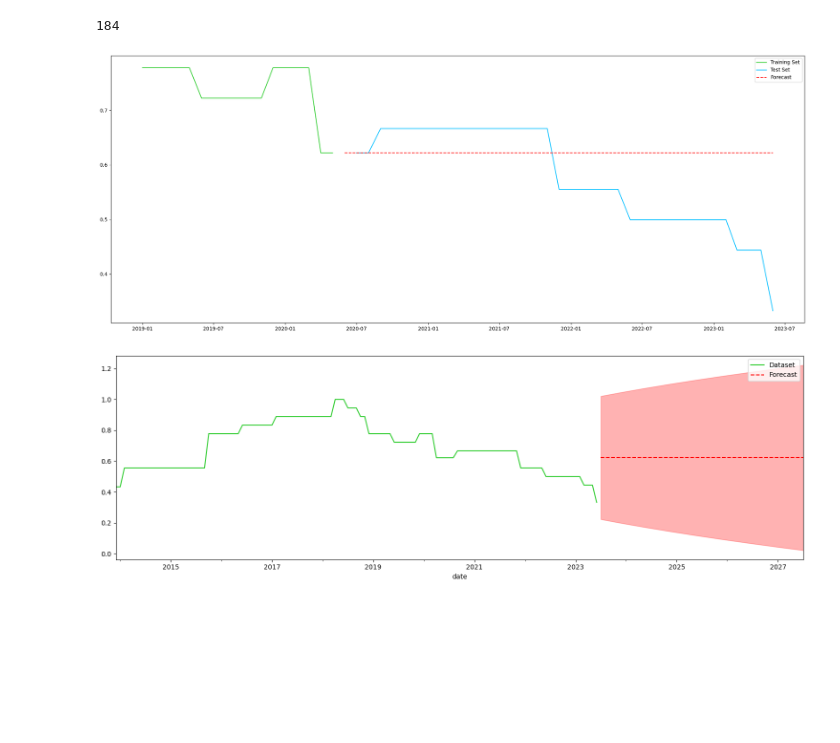
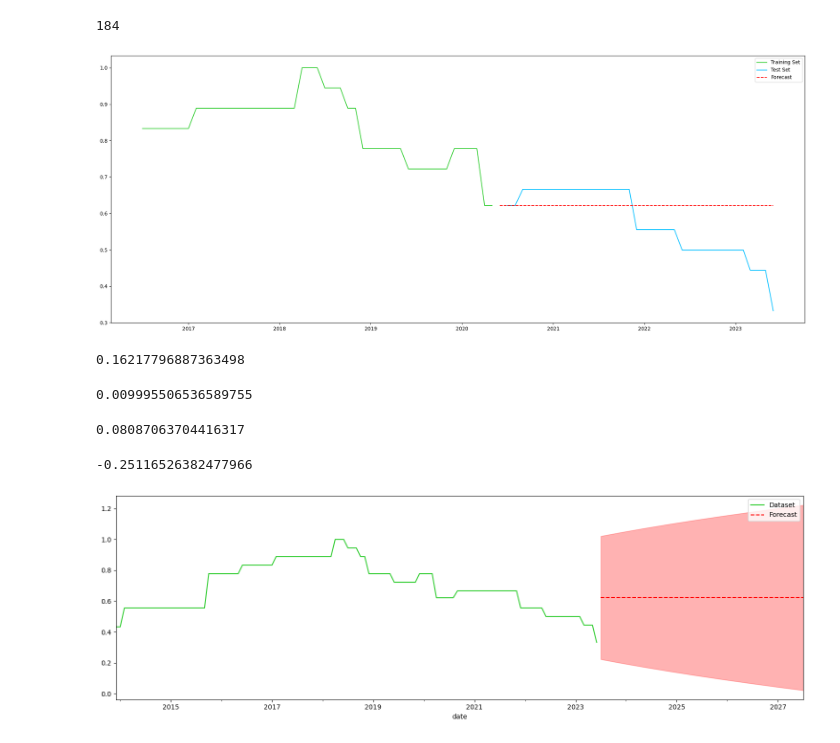
Before and after one commit to MikDR/DataScience-Python, a Jupyter notebook: codice/serie_temp/serie_per_giocatore.ipynb, the cells around one changed output. Saved outputs shown, nothing was run; the diff lists cells and outputs as text; code cells hidden in the pictures; blank space fills up the shorter version.

```diff
--- a/codice/serie_temp/serie_per_giocatore.ipynb
+++ b/codice/serie_temp/serie_per_giocatore.ipynb
@@ -574,14 +568,16 @@ print(numero_righe)
 # %% [output]
 184
 # %%
+#prediction in sample NO VAR EX
 fig = plt.figure(figsize=(20, 8))
+
 x = results.predict(start=(n_training), end=(nobs-1), dynamic=False)
 
-plt.plot(training["market_value_in_eur"][130:], color='limegreen')
+plt.plot(training["market_value_in_eur"][100:], color='limegreen')
 plt.plot(differenced_series["market_value_in_eur"][n_training+1:], color='deepskyblue')
 plt.plot(x, color='red', linestyle="--")
 plt.legend(['Training Set', 'Test Set', 'Forecast'])
 plt.tight_layout()
 plt.savefig(f"../../images/prediction_ARIMA_player_{player_id_to_plot}.png")
 # %% [output]
-[figure, old version]
+[figure, new version]
@@ -588 +586,29 @@ plt.savefig(f"../../images/prediction_ARIMA_player_{player_id_to_plot}.png")
+# %%
+#print(x)
+test_set = differenced_series["market_value_in_eur"][n_training:]
+#Y_Predicted2 = x["predicted_mean"]
+mape2 = met.mean_absolute_percentage_error(test_set, x)
+print(mape2)
+# %% [output]
+0.16217796887363498
+# %%
+#più piccolo è più si trova regressione migliore. Nel nostro caso 0.0099 per cui ottimo
+sqe=met.mean_squared_error(test_set, x)
+print(sqe)
+# %% [output]
+0.009995506536589755
+# %%
+#mae = 0 --> previsione perfetta. Nel nostro caso è 0.0808 per cui ottima
+mae = met.mean_absolute_error(test_set, x)
+print(mae)
+# %% [output]
+0.08087063704416317
+# %%
+# valore negativo di R² indica che il tuo modello non è adatto per descrivere la variabilità nei dati o che la sua performance è peggiore di
+# un modello costante che prevede semplicemente la media dei dati. NOTA BENE CHE R2_SCORE DI MET PUò TORNARE VALORI NEGATIVI --> DA QUELLO CHE HO
+# CAPITO è COME SE FOSSE POSITIVO
+r2 = met.r2_score(test_set, x)
+print(r2)
+# %% [output]
+-0.25116526382477966
 # %%
```
Also changed, not shown: parts of 14 cells of this notebook, 1 other file.
